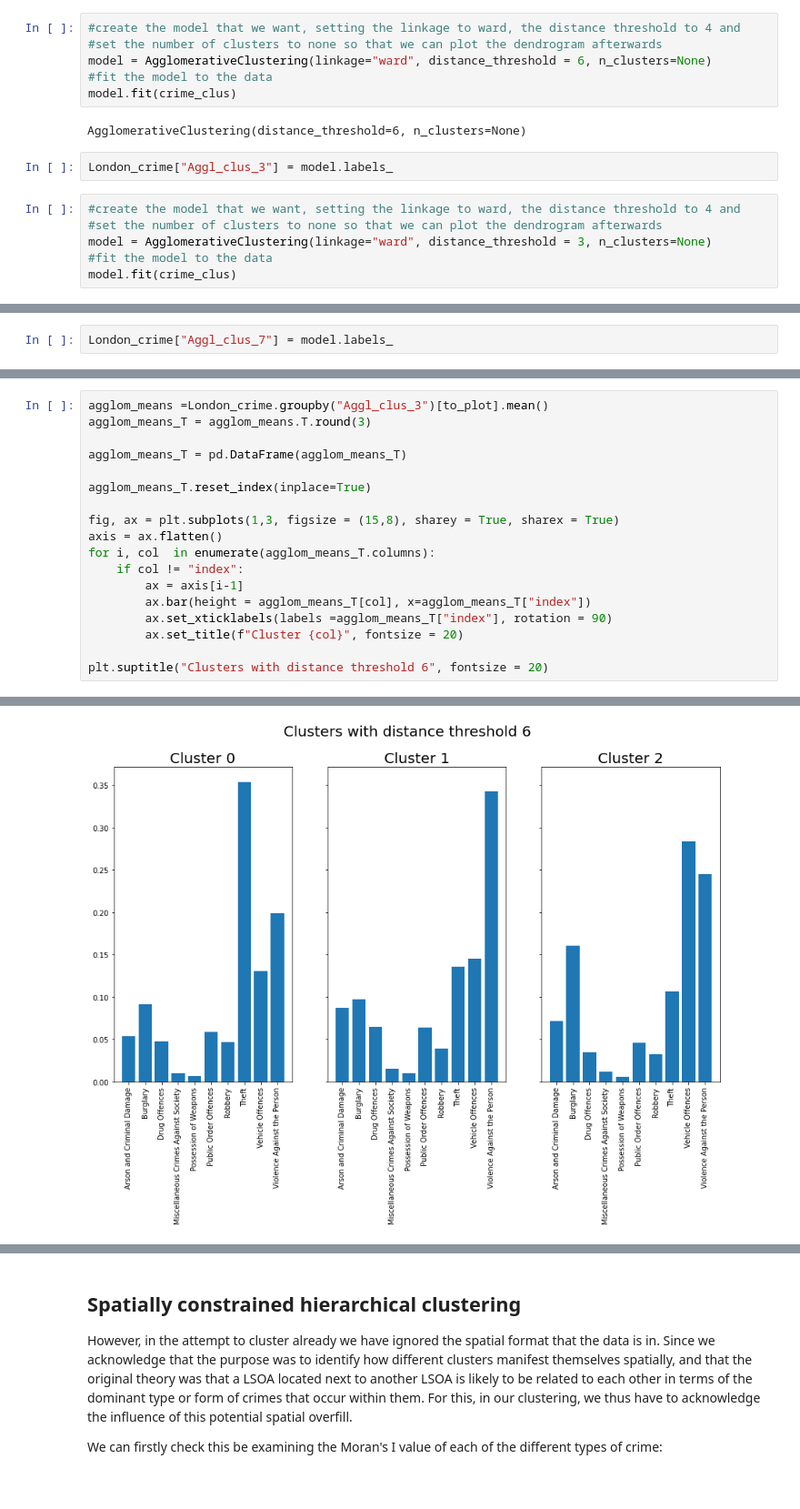
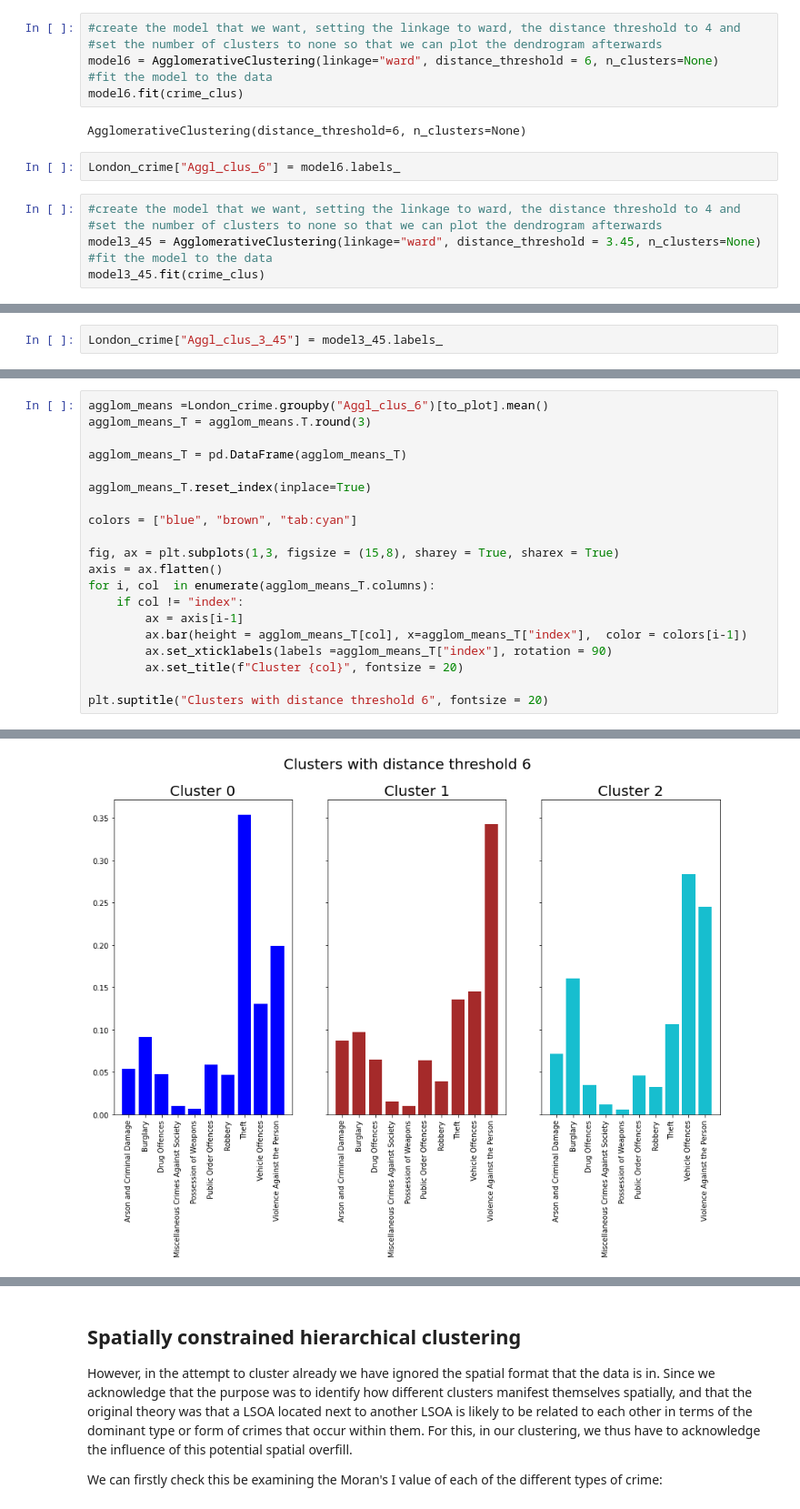
Before and after one commit to PhilipDW183/London_crime_clusters, a Jupyter notebook: London_Crime.ipynb, the cells around one changed output, grey strips where cells are left out. Shown at 91% size. Drawn from its saved outputs; the diff is of its cells as text.

```diff
--- a/London_Crime.ipynb
+++ b/London_Crime.ipynb
@@ -628,17 +647,17 @@ Thus we can follow the same workflow as the previous clustering to see how the c
 # %%
 #create the model that we want, setting the linkage to ward, the distance threshold to 4 and
 #set the number of clusters to none so that we can plot the dendrogram afterwards
-model = AgglomerativeClustering(linkage="ward", distance_threshold = 6, n_clusters=None)
+model6 = AgglomerativeClustering(linkage="ward", distance_threshold = 6, n_clusters=None)
 #fit the model to the data
-model.fit(crime_clus)
+model6.fit(crime_clus)
 # %% [output]
 AgglomerativeClustering(distance_threshold=6, n_clusters=None)
 # %%
-London_crime["Aggl_clus_3"] = model.labels_
+London_crime["Aggl_clus_6"] = model6.labels_
 # %%
 #create the model that we want, setting the linkage to ward, the distance threshold to 4 and
 #set the number of clusters to none so that we can plot the dendrogram afterwards
-model = AgglomerativeClustering(linkage="ward", distance_threshold = 3, n_clusters=None)
+model3_45 = AgglomerativeClustering(linkage="ward", distance_threshold = 3.45, n_clusters=None)
 #fit the model to the data
-model.fit(crime_clus)
+model3_45.fit(crime_clus)
 # %% [output]
@@ -646,3 +665,3 @@ AgglomerativeClustering(distance_threshold=3, n_clusters=None)
 # %%
-London_crime["Aggl_clus_7"] = model.labels_
+London_crime["Aggl_clus_3_45"] = model3_45.labels_
 # %%
@@ -665,22 +684,24 @@ Text(0.5, 1.0, 'Distance threshold 3 cluster')
 # %%
-agglom_means =London_crime.groupby("Aggl_clus_3")[to_plot].mean()
+agglom_means =London_crime.groupby("Aggl_clus_6")[to_plot].mean()
 agglom_means_T = agglom_means.T.round(3)
 
 agglom_means_T = pd.DataFrame(agglom_means_T)
 
 agglom_means_T.reset_index(inplace=True)
 
+colors = ["blue", "brown", "tab:cyan"]
+
 fig, ax = plt.subplots(1,3, figsize = (15,8), sharey = True, sharex = True)
 axis = ax.flatten()
 for i, col  in enumerate(agglom_means_T.columns):
     if col != "index":
         ax = axis[i-1]
-        ax.bar(height = agglom_means_T[col], x=agglom_means_T["index"])
+        ax.bar(height = agglom_means_T[col], x=agglom_means_T["index"],  color = colors[i-1])
         ax.set_xticklabels(labels =agglom_means_T["index"], rotation = 90)
         ax.set_title(f"Cluster {col}", fontsize = 20)
 
 plt.suptitle("Clusters with distance threshold 6", fontsize = 20)
 # %% [output]
 Text(0.5, 0.98, 'Clusters with distance threshold 6')
-[figure, old version]
+[figure, new version]
 # %%
```
Also changed, not shown: parts of 16 cells of this notebook.
